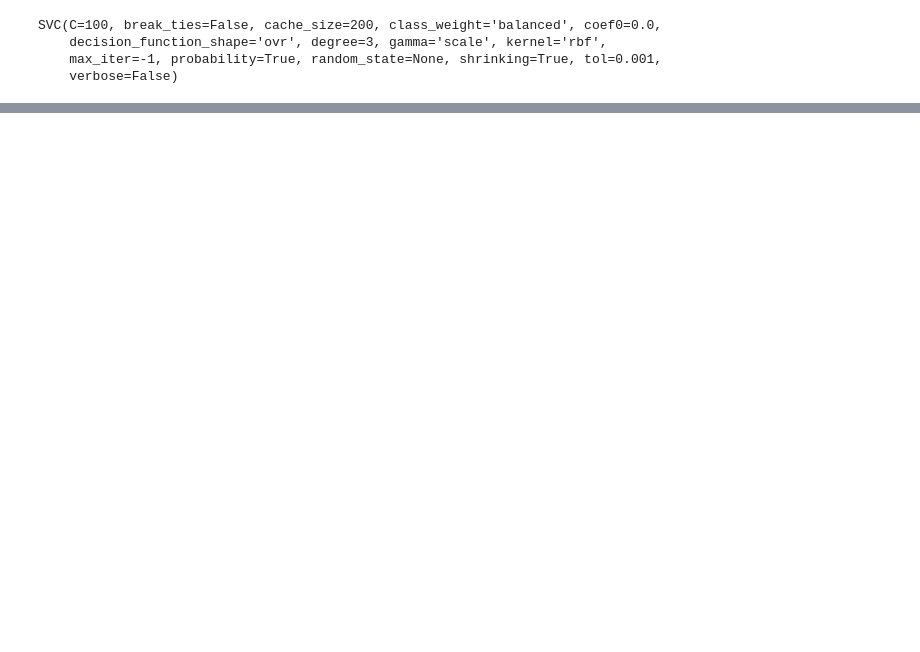
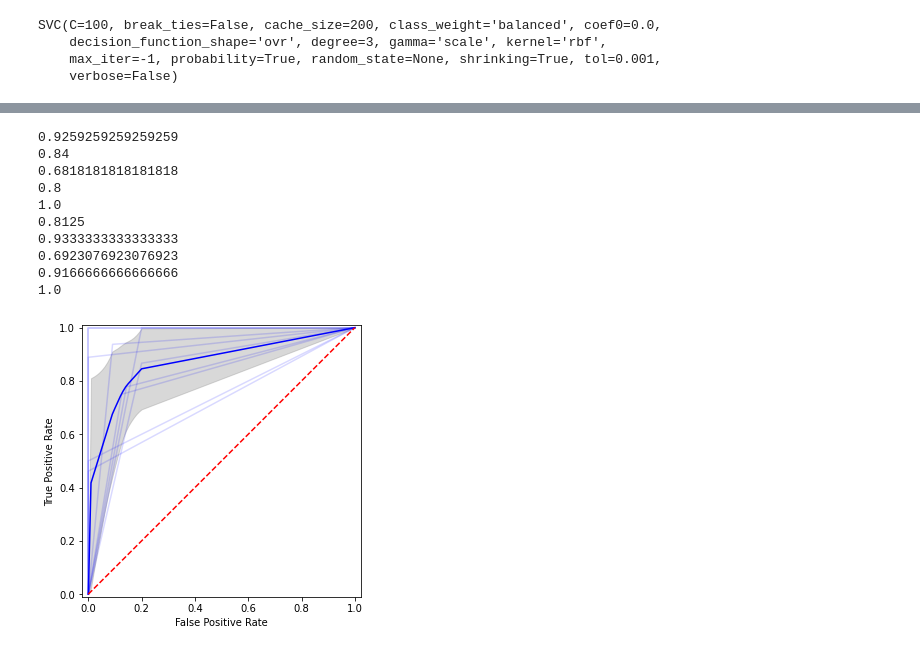
Before and after one commit to PDNow-Research/PDNow, a Jupyter notebook: HandPD/SVM.ipynb, the cells around one changed output, grey strips where cells are left out. Saved outputs shown, nothing was run; the diff lists cells and outputs as text; code cells hidden in the pictures; blank space fills up the shorter version.

```diff
--- a/HandPD/SVM.ipynb
+++ b/HandPD/SVM.ipynb
@@ -536,3 +679,5 @@ scores_df[(scores_df["cw"] == 'balanced') & (scores_df['c'] == 100) & (scores_df
+# %%
+thresh_arr = best_scores['thresh'].to_list()
 # %%
 clf = SVC(kernel = 'rbf', probability = True, class_weight = 'balanced', C = 100)
 clf.fit(X_train, y_train)
@@ -560,0 +712,3 @@ print(best_thresh, best_thresh_acc)
+# %%
+threshold_pred = (clf.predict_proba(X_run)[:,1] >= 0.65).astype(int)
+threshold_acc = accuracy_score(y_test, threshold_pred)
@@ -572,0 +737,13 @@ Question mark, what's happening above even? Validation is very similar, but just
+# %%
+# Let's create a dataframe with 8 columns for each patient
+patient_df = pd.DataFrame(columns = ['Patient Number', 'Label', '1', '2', '3', '4', '5', '6', '7', '8'])
+# %%
+for i in range(18): # 19 is number of patients, we use 18 because it adds one to get later splice area
+  patient_preds = threshold_pred[i*8: (i+1) * 8].tolist()
+  patient_id = [i]
+  patient_label = [np.average(y_test[i*8: (i+1) * 8])]
+
+  patient_row = patient_id + patient_label + patient_preds
+
+  row_df = pd.DataFrame(data = [patient_row], columns = ['Patient Number', 'Label', '1', '2', '3', '4', '5', '6', '7', '8'])
+  patient_df = pd.concat([patient_df, row_df], axis = 0)
@@ -572,0 +778,61 @@ Question mark, what's happening above even? Validation is very similar, but just
+# %%
+from scipy import interp
+from sklearn.metrics import roc_curve, roc_auc_score
+from sklearn.metrics import auc
+
+tprs = []
+base_fpr = np.linspace(0, 1, 101)
+
+plt.figure(figsize=(5, 5))
+
+for i in range(10):
+  train_labels = y_train.to_numpy() # train is statified so stratifying on train_labels should be stratified to whole set
+  X_train, X_val, y_train, y_val = train_test_split(X_train, y_train, random_state = i, test_size = 0.1, stratify = train_labels)
+
+  X_val = X_val.reset_index(drop = True)
+  y_val = y_val.reset_index(drop = True)
+
+  clf = SVC(kernel = 'rbf', probability = True, class_weight = 'balanced', C = 100)
+  clf.fit(X_train, y_train)
+
+  y_pred = (clf.predict_proba(X_val)[:,1] >= thresh_arr[i]).astype(int) # optimal thresh is 0.59
+  curr_acc = accuracy_score(y_val, y_pred)
+  print(curr_acc)
+
+  fpr, tpr, _ = roc_curve(y_val, y_pred)
+  plt.plot(fpr, tpr, 'b', alpha=0.15)
+  tpr = interp(base_fpr, fpr, tpr)
+  tpr[0] = 0.0
+  tprs.append(tpr)
+
+
+tprs = np.array(tprs)
+mean_tprs = tprs.mean(axis=0)
+std = tprs.std(axis=0)
+
+tprs_upper = np.minimum(mean_tprs + std, 1)
+tprs_lower = mean_tprs - std
+
+
+plt.plot(base_fpr, mean_tprs, 'b')
+plt.fill_between(base_fpr, tprs_lower, tprs_upper, color='grey', alpha=0.3)
+
+plt.plot([0, 1], [0, 1],'r--')
+plt.xlim([-0.01, 1.01])
+plt.ylim([-0.01, 1.01])
+plt.ylabel('True Positive Rate')
+plt.xlabel('False Positive Rate')
+plt.axes().set_aspect('equal', 'datalim')
+plt.show()
+# %% [output]
+0.9259259259259259
+0.84
+0.6818181818181818
+0.8
+1.0
+0.8125
+0.9333333333333333
+0.6923076923076923
+0.9166666666666666
+1.0
+[figure, added]
```
Also changed, not shown: parts of 92 cells of this notebook.
